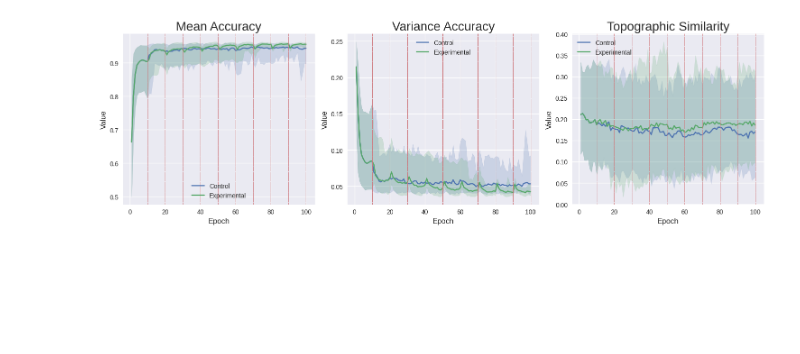
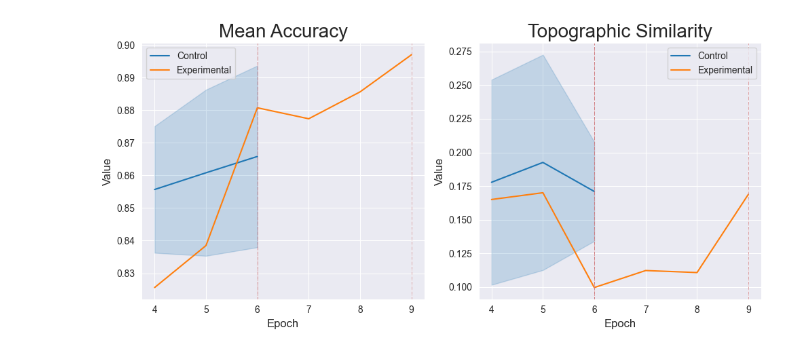
Before and after one commit to thomas211202/agent-based-motherese, a Jupyter notebook: src/analysis.ipynb, the cells around one changed output. Cells and saved outputs as stored; diff of their text form; code cells hidden in the pictures; blank space fills up the shorter version.

```diff
--- a/src/analysis.ipynb
+++ b/src/analysis.ipynb
@@ -16,2 +61,5 @@ full_experiment_df = pd.read_csv(f"combined_{experiment_uuid}.csv")
+# %%
+# full_experiment_df = pd.read_csv("/Users/thomas/Desktop/git/scriptie/agent-based-motherese/src/data/experiments/187053e1-0cc6-455d-b4e3-94ebf6cdb98a/full_metrics_data.csv")
+full_experiment_df = pd.read_csv("/Users/thomas/Desktop/git/scriptie/agent-based-motherese/src/data/experiments/2025_04_27_7d0b3fce-faab-40de-8588-17e63a8a7048/full_metrics_data.csv")
 # %%
 full_experiment_df = full_experiment_df.drop_duplicates()
@@ -38,9 +85,12 @@ print(f"{len(full_experiment_df['run_uuid'].unique())} runs")
 # %%
-full_experiment_df["full_epoch"] = np.where(
-            full_experiment_df["control_group"] == False,
-            full_experiment_df["round"] * full_experiment_df["epochs_per_round"] + full_experiment_df["epoch"].astype(int),
-            full_experiment_df["epoch"] + np.where(full_experiment_df["round"] >= 1, 10, 0)
-        )
+epochs_per_round = full_experiment_df["epochs_per_round"].iloc[0]
+
+# full_experiment_df["full_epoch"] = np.where(
+#             full_experiment_df["control_group"] == False,
+#             full_experiment_df["round"] * full_experiment_df["epochs_per_round"] + full_experiment_df["epoch"].astype(int),
+#             full_experiment_df["epoch"] + np.where(full_experiment_df["round"] >= 1, epochs_per_round, 0)
+#         )
+full_experiment_df["full_epoch"] = full_experiment_df["round"] * full_experiment_df["epochs_per_round"] + full_experiment_df["epoch"].astype(int)
 
 max_full_epoch = full_experiment_df['full_epoch'].max()
 
@@ -157,0 +239,6 @@ df.loc[df['run_uuid'].isin(run_uuid)][df.loc[df['run_uuid'].isin(run_uuid)]["ful
+# %%
+results = perform_wilcoxon(df)
+
+for metric, stats in results.items():
+    formatted_p_values = [f"{p:.2E}" for p in stats['p_values']]
+    print(f"{metric} p-values: {formatted_p_values}")
@@ -790,37 +967,39 @@ def plot_metrics_with_error_bands(df, metrics):
     num_rows = (num_metrics + plots_per_row - 1) // plots_per_row
     num_cols = math.ceil(num_metrics / num_rows)
 
-    fig, axes = plt.subplots(num_rows, plots_per_row, figsize=(5*num_cols, 5*num_rows))
+    fig, axes = plt.subplots(num_rows, min(plots_per_row, num_cols), figsize=(5*num_cols, 5*num_rows))
     axes = axes.flatten()
 
 
     if num_metrics == 1:
         axes = [axes]
 
     for i, metric in enumerate(metrics):
         ax = axes[i]
 
         sns.lineplot(
             data=df[df['control_group'] == True], x='full_epoch', y=metric, ax=ax, label='Control', errorbar=("pi", 95), palette=["#8aa5d3", "#81bb91"]
         )
 
         sns.lineplot(
             data=df[df['control_group'] == False], x='full_epoch', y=metric, ax=ax, label='Experimental', errorbar=("pi", 95), palette=["#8aa5d3", "#81bb91"]
         )
 
+
+
         for i, row in df.iterrows():
             if row["full_epoch"] % row["epochs_per_round"] == 0:
                 ax.axvline(x=row["full_epoch"], linestyle='-.', label=f"round {round}", lw=0.5, color="#cf7c81")
 
         ax.set_title(f"{metric.replace('_', ' ').replace('var', 'Variance').title()}", fontsize=20)
         ax.set_ylabel("Value", fontsize=12)
         ax.set_xlabel("Epoch", fontsize=12)
 
     plt.tight_layout(rect=[0, 0, 1, 0.96])
     plt.show()
 
-metrics = ['mean_accuracy', 'var_accuracy', 'topographic_similarity']
+metrics = ['mean_accuracy', 'topographic_similarity']
 
-plot_metrics_with_error_bands(df, metrics)
+plot_metrics_with_error_bands(df.loc[df["round"] > 0], metrics)
 # %% [output]
-[figure, old version]
+[figure, new version]
```
Also changed, not shown: parts of 40 cells of this notebook, 7 other files.
